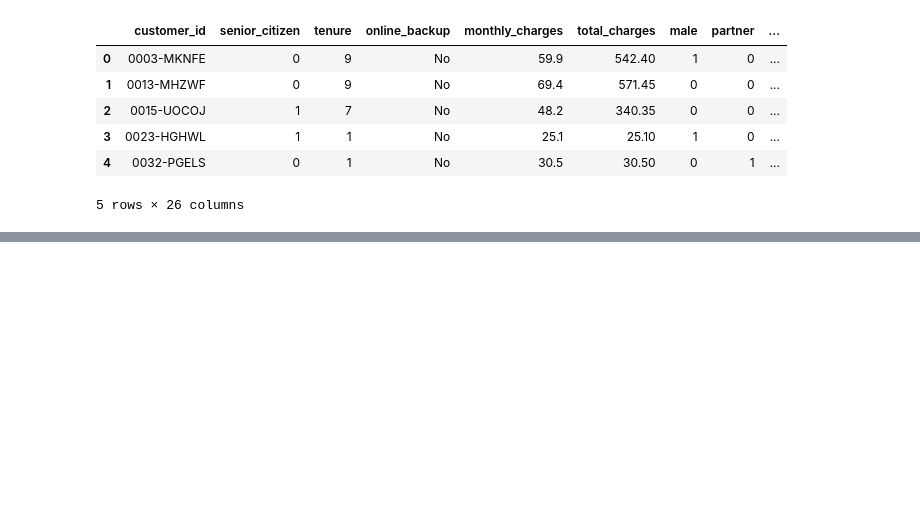
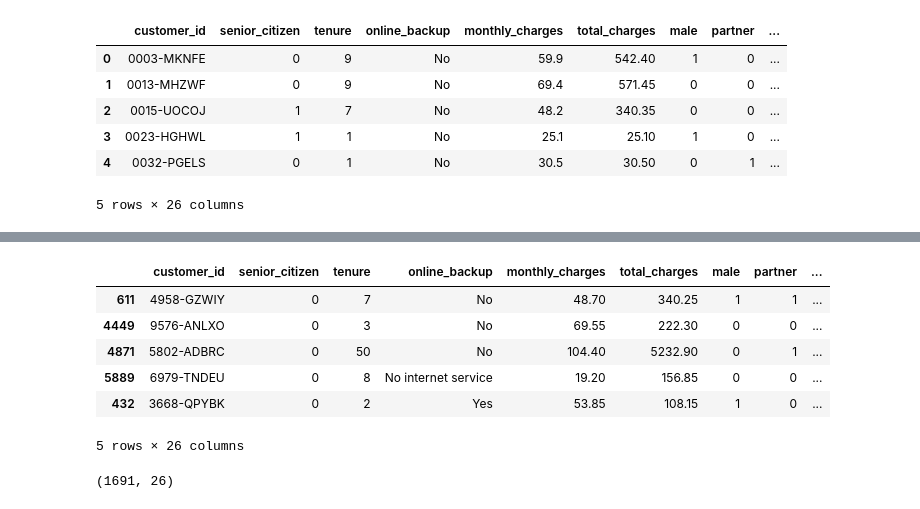
Before and after one commit to johngrinstead/classification_project, a Jupyter notebook: test_notebook.ipynb, the cells around one changed output, grey strips where cells are left out. Cells and saved outputs as stored; diff of their text form; code cells hidden in the pictures; blank space fills up the shorter version.

```diff
--- a/test_notebook.ipynb
+++ b/test_notebook.ipynb
@@ -41,0 +60,14 @@ df.head()
+# %%
+validate.head()
+# %% [output]
+|  | customer_id | senior_citizen | tenure | online_backup | monthly_charges | total_charges | male | partner | ... |
+| 611 | 4958-GZWIY | 0 | 7 | No | 48.70 | 340.25 | 1 | 1 | ... |
+| 4449 | 9576-ANLXO | 0 | 3 | No | 69.55 | 222.30 | 0 | 0 | ... |
+| 4871 | 5802-ADBRC | 0 | 50 | No | 104.40 | 5232.90 | 0 | 1 | ... |
+| 5889 | 6979-TNDEU | 0 | 8 | No internet service | 19.20 | 156.85 | 0 | 0 | ... |
+| 432 | 3668-QPYBK | 0 | 2 | Yes | 53.85 | 108.15 | 1 | 0 | ... |
+5 rows × 26 columns
+# %%
+validate.shape
+# %% [output]
+(1691, 26)
```
Also changed, not shown: parts of 6 cells of this notebook, 2 other files.
